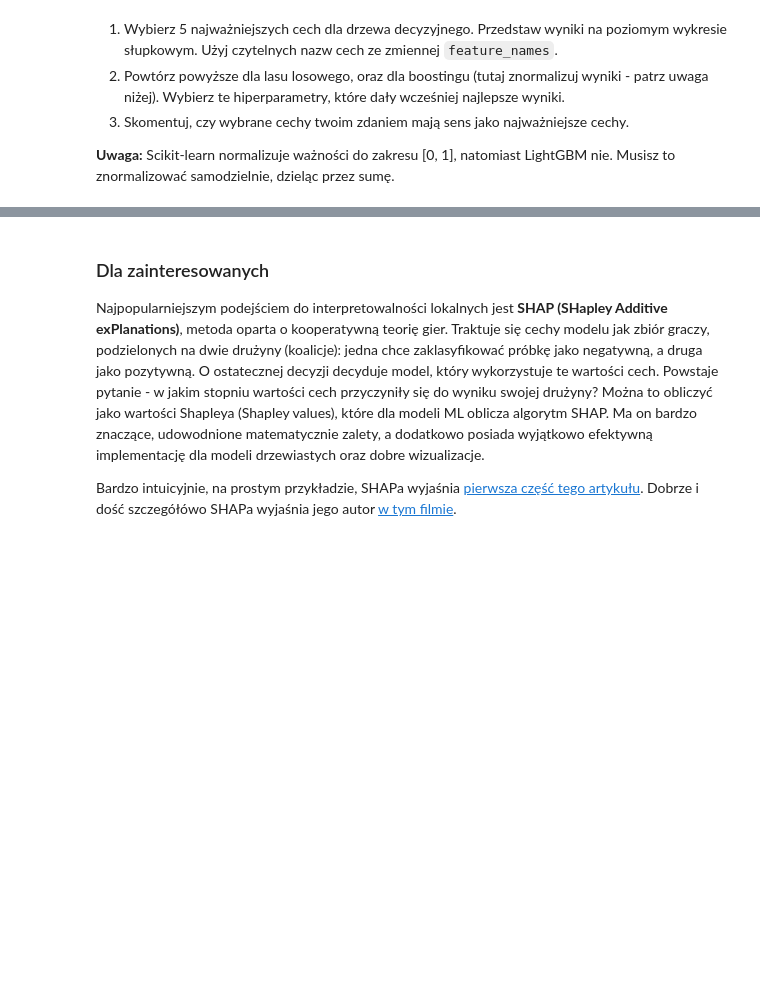
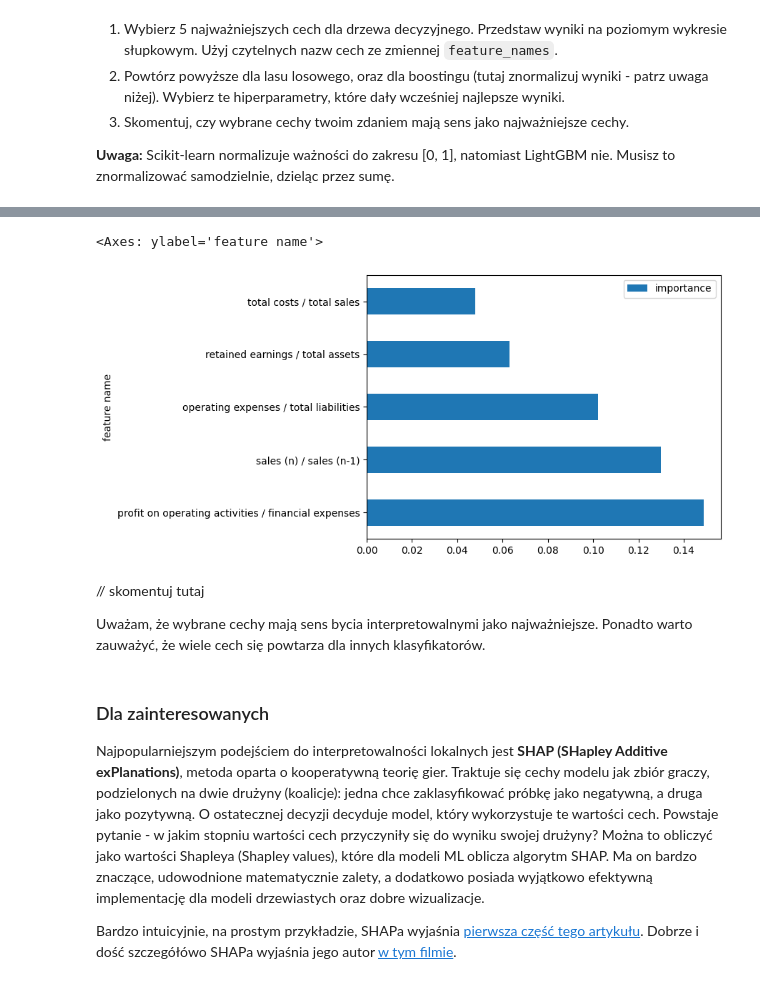
Before and after one commit to DEFALT314/sztuczna-inteligencja, a Jupyter notebook: lab2/lab_2.ipynb, the cells around one changed output, grey strips where cells are left out. Saved outputs shown, nothing was run; the diff lists cells and outputs as text; code cells hidden in the pictures; blank space fills up the shorter version.

```diff
--- a/lab2/lab_2.ipynb
+++ b/lab2/lab_2.ipynb
@@ -518,3 +626,15 @@ Ze względu na powyższe, ważności cech normalizuje się często do zakresu [0
+# %%
+lgbm = LGBMClassifier(importance_type='gain', random_state=0, n_jobs=-1, verbose=-1, n_estimators= 500, learning_rate= 0.2, num_leaves= 31, colsample_bytree= 1.0, subsample= 0.8)
+lgbm.fit(X_train_balanced, y_train_balanced)
+df = pd.DataFrame({"feature name": feature_names, "importance": lgbm.feature_importances_/ lgbm.feature_importances_.sum()}).sort_values(by="importance", ascending=False)[:5]
+df.plot(kind="barh", x="feature name", y="importance")
+# %% [output]
+<Axes: ylabel='feature name'>
+[figure, added]
+# %% [markdown]
+// skomentuj tutaj
+
+Uważam, że wybrane cechy mają sens bycia interpretowalnymi jako najważniejsze. Ponadto warto zauważyć, że wiele cech się powtarza dla innych klasyfikatorów.
 # %% [markdown]
 ### Dla zainteresowanych
 
```
Also changed, not shown: parts of 20 cells of this notebook, 1 other file.
